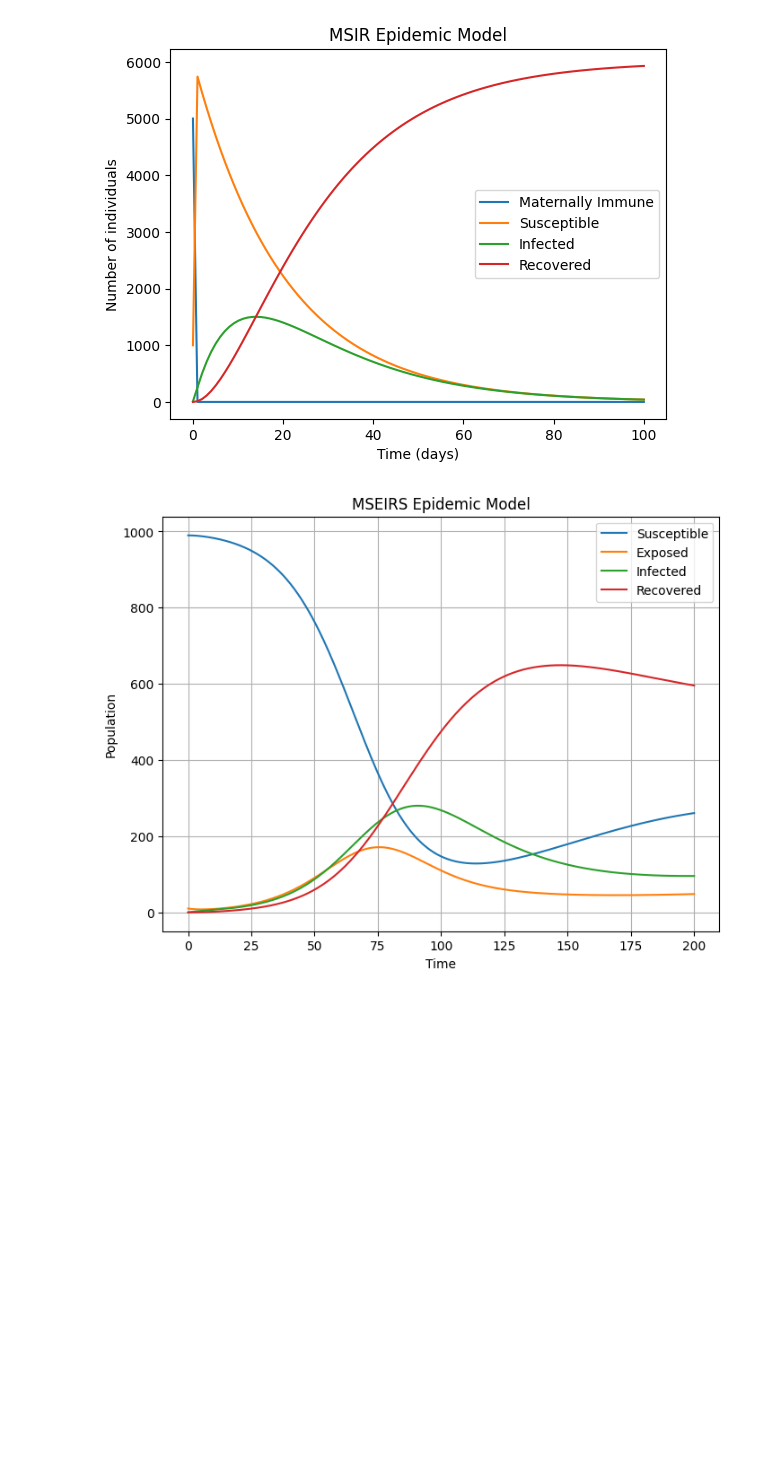
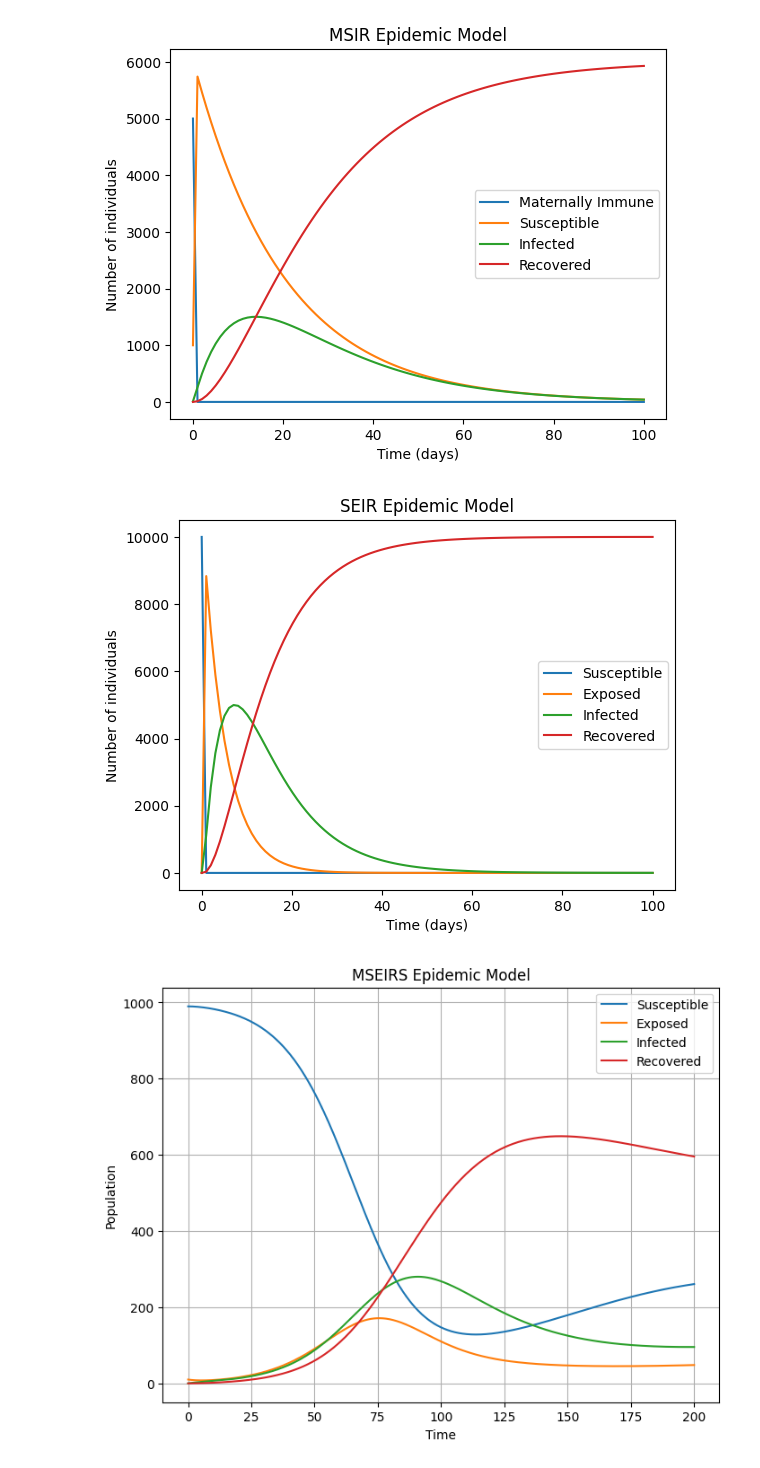
Before and after one commit to imghady/Models-of-percolation-and-epidemic-spreading, a Jupyter notebook: csp.ipynb, the cells around one changed output. Saved outputs shown, nothing was run; the diff lists cells and outputs as text; code cells hidden in the pictures; blank space fills up the shorter version.

Commit message:
add SEIR model

```diff
--- a/csp.ipynb
+++ b/csp.ipynb
@@ -342,6 +342,51 @@ plt.legend()
 plt.show()
 # %% [output]
 [figure]
+# %%
+# Function to define the SEIR model
+def seir_model(y, t, beta, gamma, sigma):
+    S, E, I, R = y
+
+    dSdt = -beta * S * I
+    dEdt = beta * S * I - sigma * E
+    dIdt = sigma * E - gamma * I
+    dRdt = gamma * I
+
+    return [dSdt, dEdt, dIdt, dRdt]
+
+# Initial conditions
+S0 = 9999   # number of susceptible individuals
+E0 = 1      # number of exposed individuals
+I0 = 0      # number of infected individuals
+R0 = 0      # number of recovered individuals
+
+# Total population
+N = S0 + E0 + I0 + R0
+
+# Contact rate, recovery rate, and incubation period
+beta = 0.3   # contact rate
+gamma = 0.1  # recovery rate
+sigma = 0.2  # incubation period
+
+# Time vector
+t = np.linspace(0, 100, 100)   # simulate for 100 days
+
+# Solve the SEIR model
+solution = odeint(seir_model, [S0, E0, I0, R0], t, args=(beta, gamma, sigma))
+S, E, I, R = solution.T
+
+# Plotting the results
+plt.plot(t, S, label='Susceptible')
+plt.plot(t, E, label='Exposed')
+plt.plot(t, I, label='Infected')
+plt.plot(t, R, label='Recovered')
+plt.xlabel('Time (days)')
+plt.ylabel('Number of individuals')
+plt.title('SEIR Epidemic Model')
+plt.legend()
+plt.show()
+# %% [output]
+[figure, added]
 # %%
 # Define the MSEIRS model function
 def mseirs_model(y, t, beta, sigma, gamma, mu):
```
